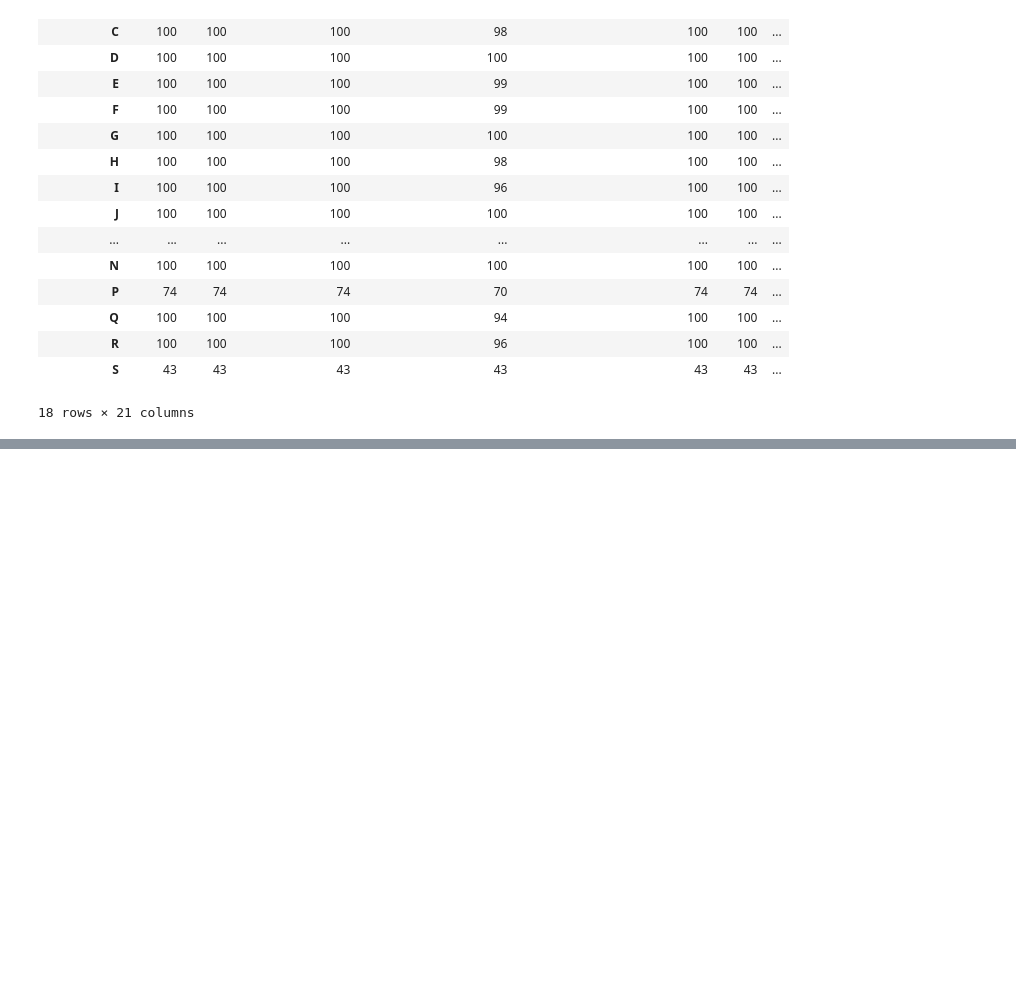
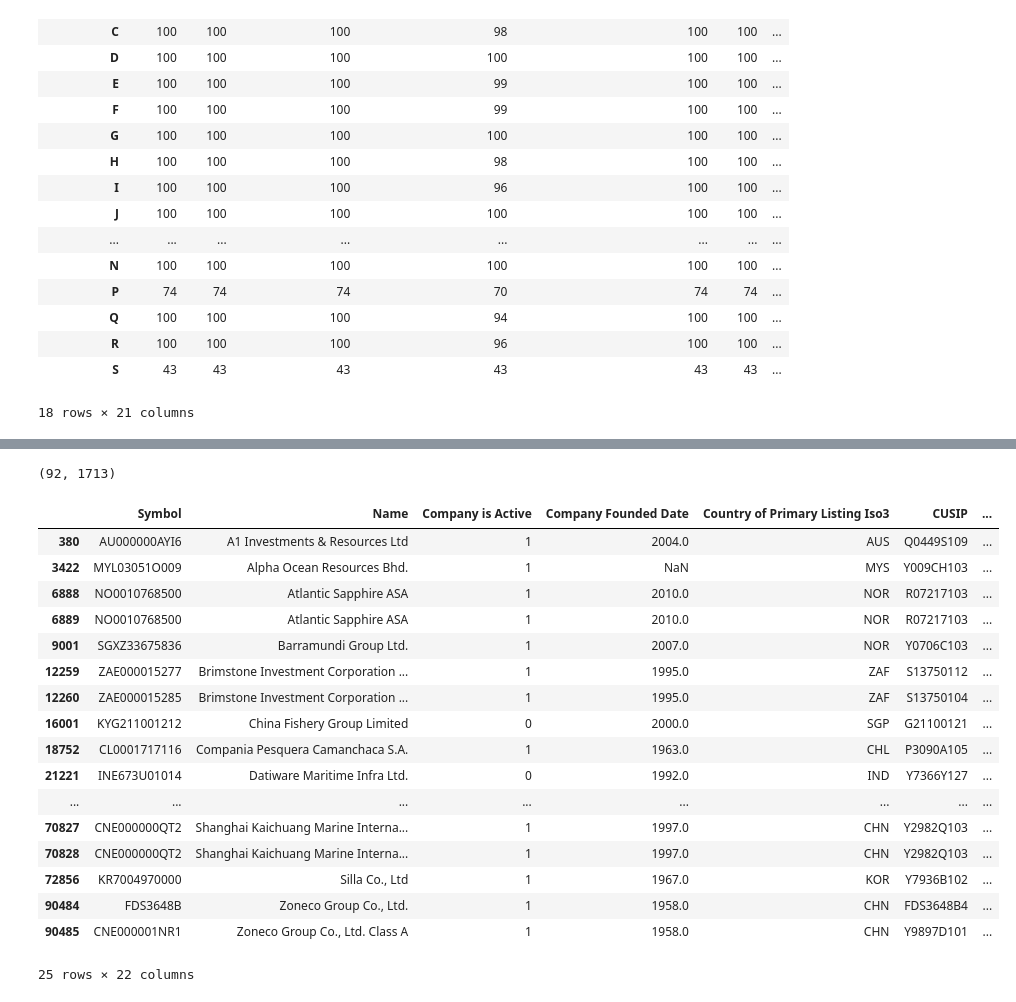
Before and after one commit to hendrikweichel/nace_report_topic_analysis, a Jupyter notebook: create_dataset/create_dataset_2.ipynb, the cells around one changed output, grey strips where cells are left out. Saved outputs shown, nothing was run; the diff lists cells and outputs as text; code cells hidden in the pictures; blank space fills up the shorter version.

```diff
--- a/create_dataset/create_dataset_2.ipynb
+++ b/create_dataset/create_dataset_2.ipynb
@@ -310,0 +259,3 @@ result_combined.to_csv(os.path.join(new_pdf_path, "reports_subset_from_full_data
+# %%
+filter_codes = ["03.2", "21.1"]
+filter_codes = ["03.1"]
@@ -310,0 +295,3 @@ result_combined.to_csv(os.path.join(new_pdf_path, "reports_subset_from_full_data
+# %%
+# get nace code level 3
+full_ds.loc[:,"NACE_lvl_3"] = full_ds["Entity NACE Code"].apply(lambda x: NACE_helper.get_all_level(x)[3])
@@ -310,0 +304,26 @@ result_combined.to_csv(os.path.join(new_pdf_path, "reports_subset_from_full_data
+# %%
+len(full_ds[full_ds["NACE_lvl_3"].apply(lambda x: x == "03.2")]), len(full_ds[full_ds["NACE_lvl_3"].apply(lambda x: x == "21.1")])
+# %% [output]
+(92, 1713)
+# %%
+additional = full_ds[full_ds["NACE_lvl_3"].apply(lambda x: x in filter_codes)]
+additional
+# %% [output]
+|  | Symbol | Name | Company is Active | Company Founded Date | Country of Primary Listing Iso3 | CUSIP | ... |
+| 380 | AU000000AYI6 | A1 Investments & Resources Ltd | 1 | 2004.0 | AUS | Q0449S109 | ... |
+| 3422 | MYL03051O009 | Alpha Ocean Resources Bhd. | 1 | NaN | MYS | Y009CH103 | ... |
+| 6888 | NO0010768500 | Atlantic Sapphire ASA | 1 | 2010.0 | NOR | R07217103 | ... |
+| 6889 | NO0010768500 | Atlantic Sapphire ASA | 1 | 2010.0 | NOR | R07217103 | ... |
+| 9001 | SGXZ33675836 | Barramundi Group Ltd. | 1 | 2007.0 | NOR | Y0706C103 | ... |
+| 12259 | ZAE000015277 | Brimstone Investment Corporation ... | 1 | 1995.0 | ZAF | S13750112 | ... |
+| 12260 | ZAE000015285 | Brimstone Investment Corporation ... | 1 | 1995.0 | ZAF | S13750104 | ... |
+| 16001 | KYG211001212 | China Fishery Group Limited | 0 | 2000.0 | SGP | G21100121 | ... |
+| 18752 | CL0001717116 | Compania Pesquera Camanchaca S.A. | 1 | 1963.0 | CHL | P3090A105 | ... |
+| 21221 | INE673U01014 | Datiware Maritime Infra Ltd. | 0 | 1992.0 | IND | Y7366Y127 | ... |
+| ... | ... | ... | ... | ... | ... | ... | ... |
+| 70827 | CNE000000QT2 | Shanghai Kaichuang Marine Interna... | 1 | 1997.0 | CHN | Y2982Q103 | ... |
+| 70828 | CNE000000QT2 | Shanghai Kaichuang Marine Interna... | 1 | 1997.0 | CHN | Y2982Q103 | ... |
+| 72856 | KR7004970000 | Silla Co., Ltd | 1 | 1967.0 | KOR | Y7936B102 | ... |
+| 90484 | FDS3648B | Zoneco Group Co., Ltd. | 1 | 1958.0 | CHN | FDS3648B4 | ... |
+| 90485 | CNE000001NR1 | Zoneco Group Co., Ltd. Class A | 1 | 1958.0 | CHN | Y9897D101 | ... |
+25 rows × 22 columns
```
Also changed, not shown: parts of 31 cells of this notebook, 13 other files.
